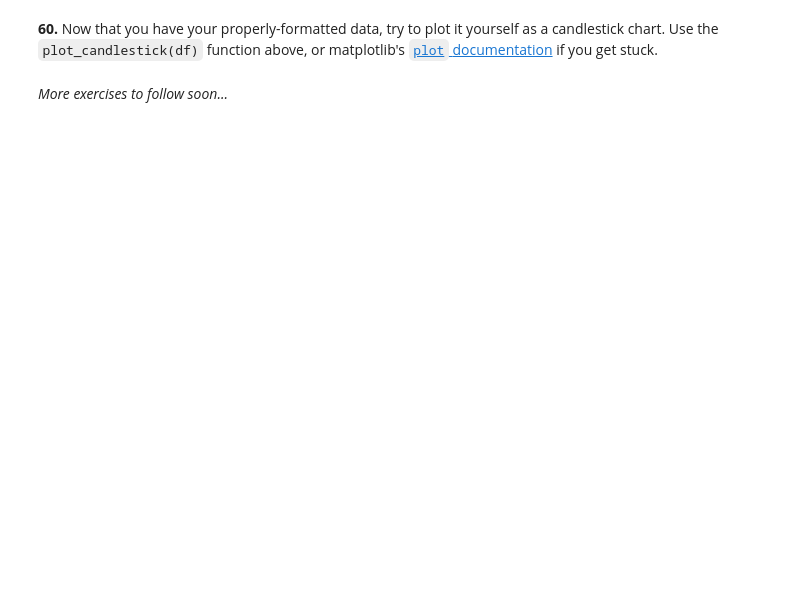
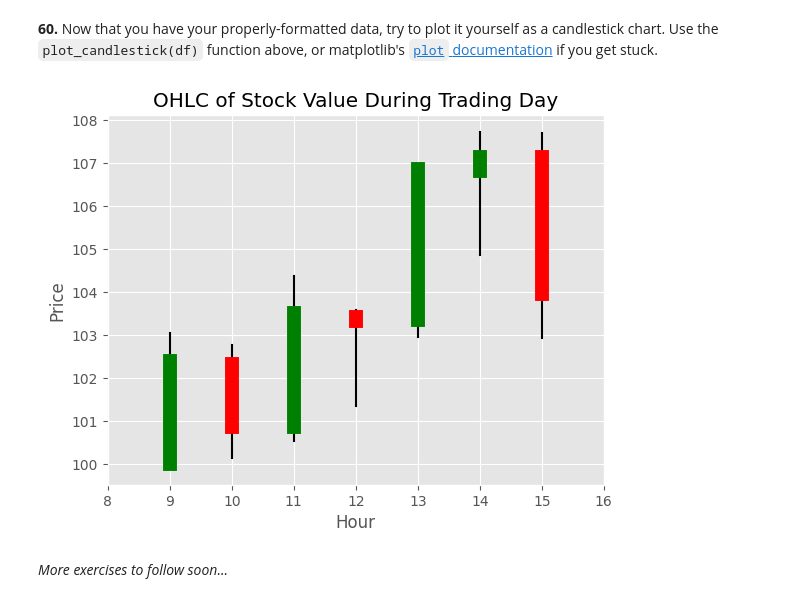
Before and after one commit to julam9/100-Pandas-Puzzles-with-Answers, a Jupyter notebook: 100-pandas-puzzles.ipynb, the cells around one changed output. Saved outputs shown, nothing was run; the diff lists cells and outputs as text; code cells hidden in the pictures; blank space fills up the shorter version.

````diff
--- a/100-pandas-puzzles.ipynb
+++ b/100-pandas-puzzles.ipynb
@@ -1130,3 +1152,9 @@ def plot_candlestick(agg):
     plt.show()
 # %% [markdown]
 **59.** Generate a day's worth of random stock data, and aggregate / reformat it so that it has hourly summaries of the opening, highest, lowest, and closing prices
+# %%
+df59 = day_stock_data()
+df59 = df59.set_index("time")
+hourly_ohlc = df59.resample("h").ohlc()
+hourly_ohlc.columns = hourly_ohlc.columns.get_level_values(1)
+hourly_ohlc
@@ -1133,4 +1171,12 @@ def plot_candlestick(agg):
 # %% [markdown]
 **60.** Now that you have your properly-formatted data, try to plot it yourself as a candlestick chart.  Use the ```plot_candlestick(df)``` function above, or matplotlib's [```plot``` documentation](https://matplotlib.org/api/_as_gen/matplotlib.axes.Axes.plot.html) if you get stuck.
+# %%
+hourly_ohlc['color'] = hourly_ohlc.apply(lambda row:"Green" if row["close"] > row["open"]
+                                         else "Red" if row["close"] < row["open"]
+                                         else "Gray", axis=1)
+
+plot_candlestick(hourly_ohlc)
+# %% [output]
+[figure, added]
 # %% [markdown]
 *More exercises to follow soon...*
````
Also changed, not shown: parts of 3 cells of this notebook.
